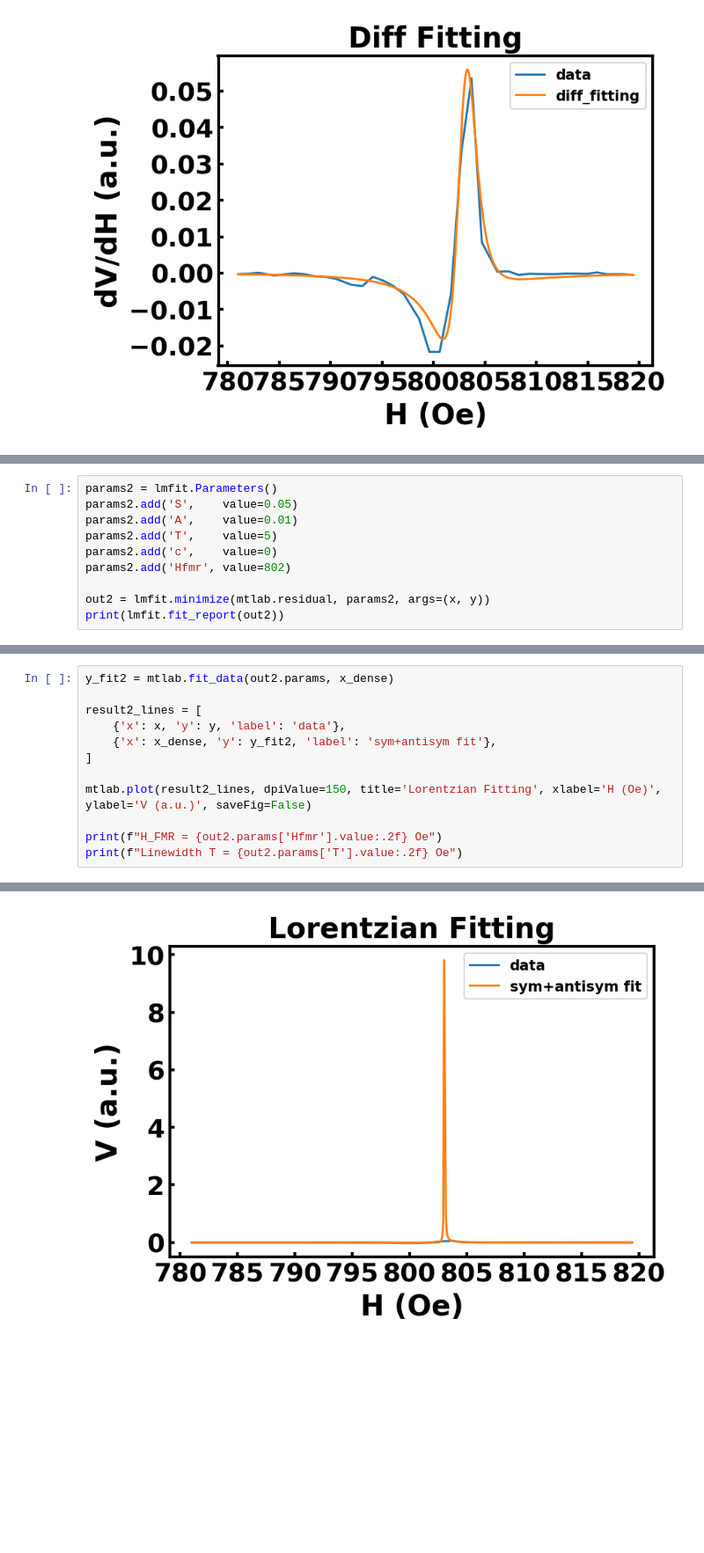
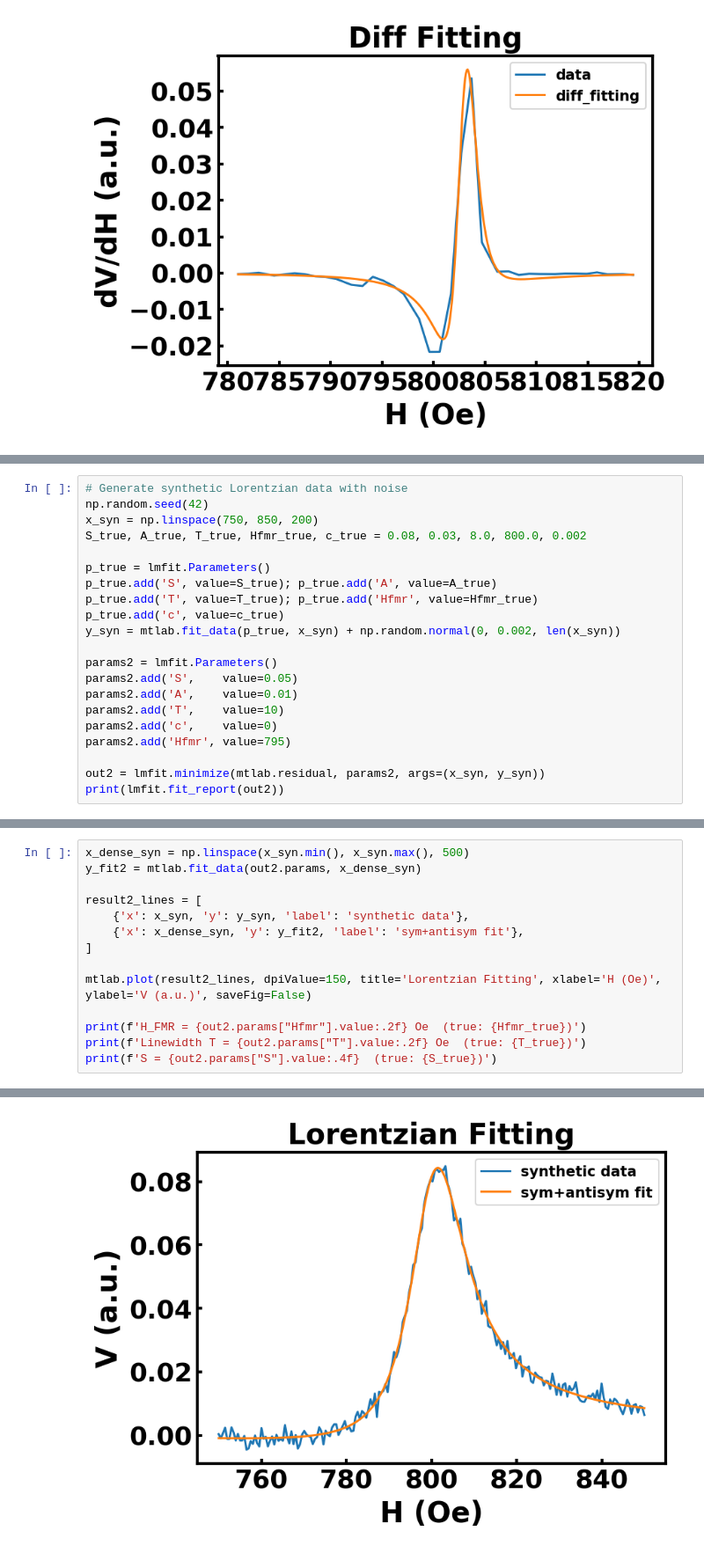
Before and after one commit to ttt50966/mtlab, a Jupyter notebook: example_usage.ipynb, the cells around one changed output, grey strips where cells are left out. Shown at 88% size. Cells and saved outputs as stored; diff of their text form; blank space fills up the shorter version.

```diff
--- a/example_usage.ipynb
+++ b/example_usage.ipynb
@@ -152,12 +154,23 @@ $$V(H) = \frac{S \cdot T^2}{(H - H_{\rm FMR})^2 + T^2} + \frac{A \cdot T(H - H_{
 # %%
+# Generate synthetic Lorentzian data with noise
+np.random.seed(42)
+x_syn = np.linspace(750, 850, 200)
+S_true, A_true, T_true, Hfmr_true, c_true = 0.08, 0.03, 8.0, 800.0, 0.002
+
+p_true = lmfit.Parameters()
+p_true.add('S', value=S_true); p_true.add('A', value=A_true)
+p_true.add('T', value=T_true); p_true.add('Hfmr', value=Hfmr_true)
+p_true.add('c', value=c_true)
+y_syn = mtlab.fit_data(p_true, x_syn) + np.random.normal(0, 0.002, len(x_syn))
+
 params2 = lmfit.Parameters()
 params2.add('S',    value=0.05)
 params2.add('A',    value=0.01)
-params2.add('T',    value=5)
+params2.add('T',    value=10)
 params2.add('c',    value=0)
-params2.add('Hfmr', value=802)
+params2.add('Hfmr', value=795)
 
-out2 = lmfit.minimize(mtlab.residual, params2, args=(x, y))
+out2 = lmfit.minimize(mtlab.residual, params2, args=(x_syn, y_syn))
 print(lmfit.fit_report(out2))
 # %% [output]
 [[Fit Statistics]]
@@ -180,13 +193,15 @@ print(lmfit.fit_report(out2))
 # %%
-y_fit2 = mtlab.fit_data(out2.params, x_dense)
+x_dense_syn = np.linspace(x_syn.min(), x_syn.max(), 500)
+y_fit2 = mtlab.fit_data(out2.params, x_dense_syn)
 
 result2_lines = [
-    {'x': x, 'y': y, 'label': 'data'},
-    {'x': x_dense, 'y': y_fit2, 'label': 'sym+antisym fit'},
+    {'x': x_syn, 'y': y_syn, 'label': 'synthetic data'},
+    {'x': x_dense_syn, 'y': y_fit2, 'label': 'sym+antisym fit'},
 ]
 
 mtlab.plot(result2_lines, dpiValue=150, title='Lorentzian Fitting', xlabel='H (Oe)', ylabel='V (a.u.)', saveFig=False)
 
-print(f"H_FMR = {out2.params['Hfmr'].value:.2f} Oe")
-print(f"Linewidth T = {out2.params['T'].value:.2f} Oe")
+print(f'H_FMR = {out2.params["Hfmr"].value:.2f} Oe  (true: {Hfmr_true})')
+print(f'Linewidth T = {out2.params["T"].value:.2f} Oe  (true: {T_true})')
+print(f'S = {out2.params["S"].value:.4f}  (true: {S_true})')
 # %% [output]
@@ -195 +211 @@ Linewidth T = 0.00 Oe
-[figure, old version]
+[figure, new version]
```
Also changed, not shown: parts of 3 cells of this notebook.
